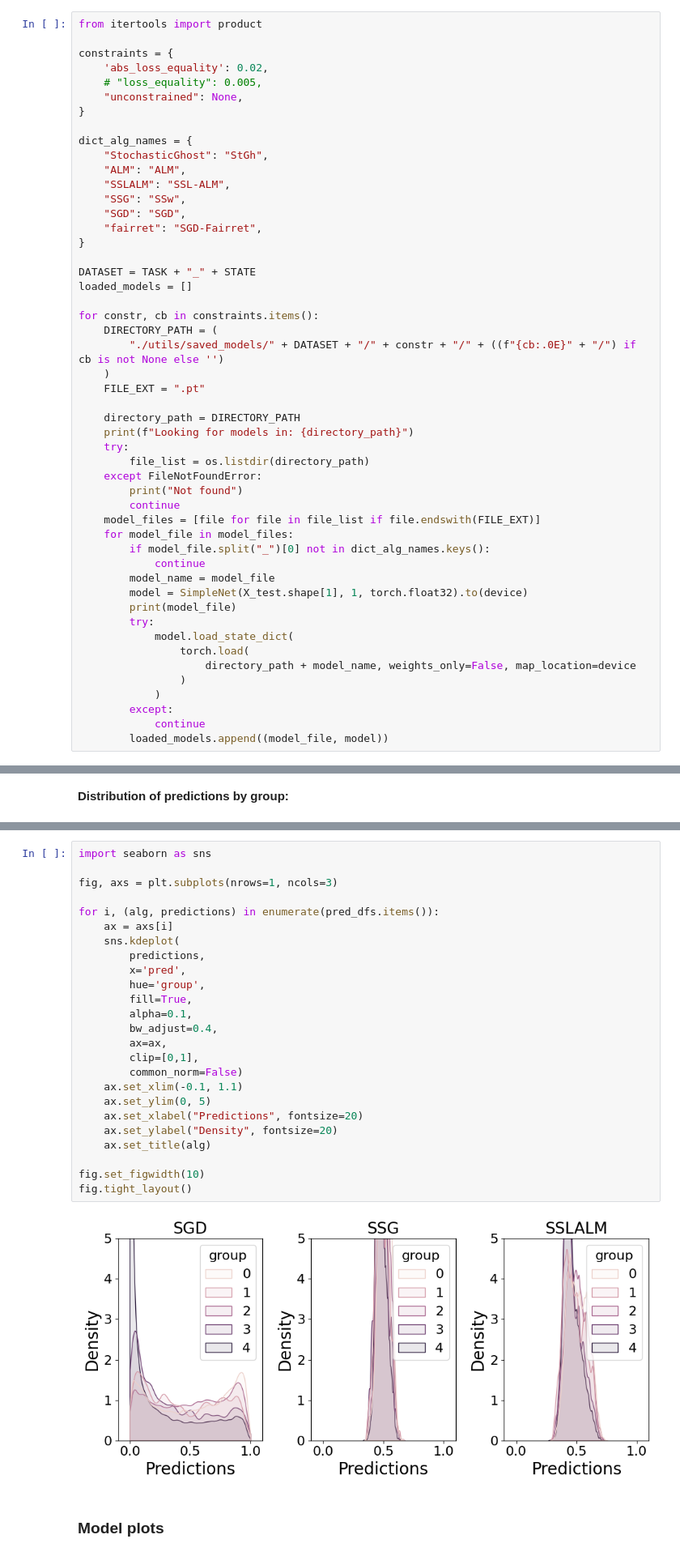
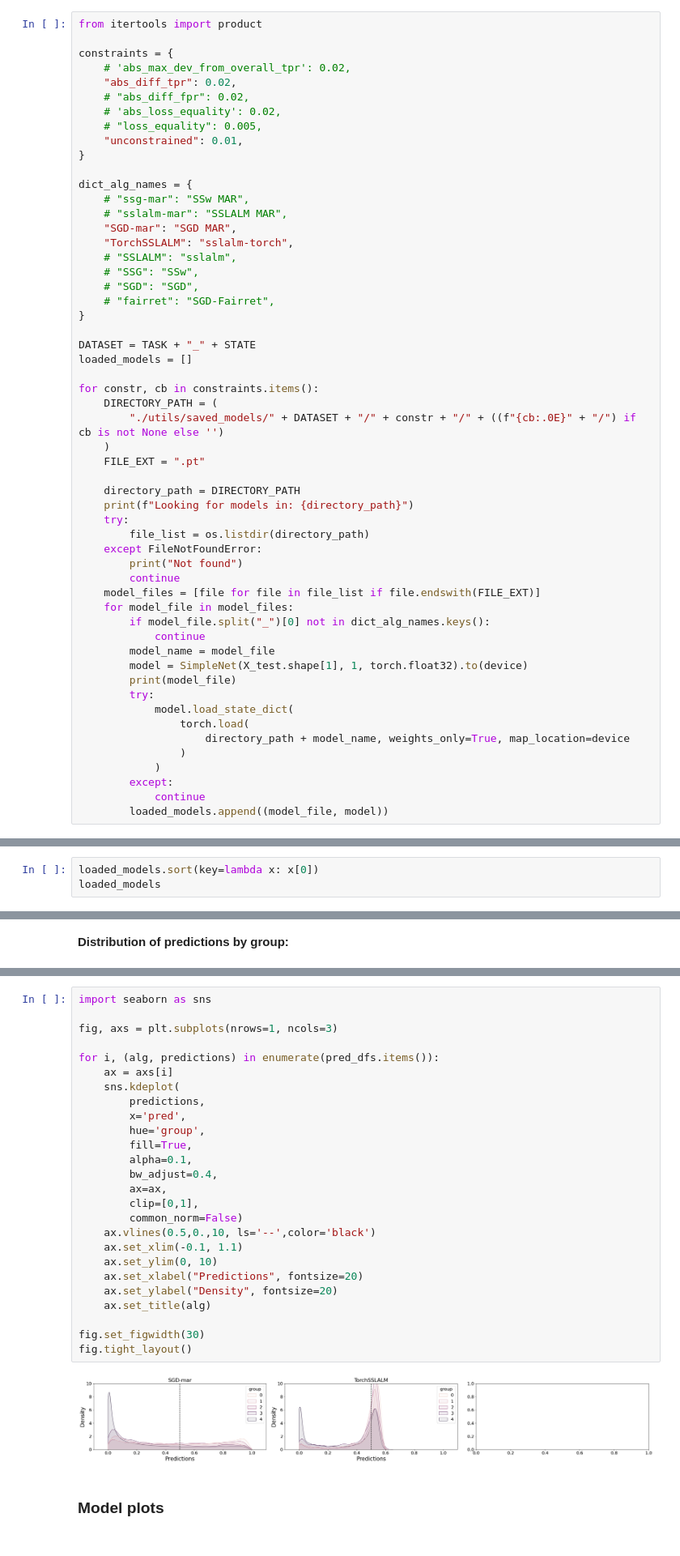
Before and after one commit to andrewklayk/humancompatible-train, a Jupyter notebook: experiments/model_plots.ipynb, the cells around one changed output, grey strips where cells are left out. Shown: that part at 81% size. Drawn from its saved outputs; the diff is of its cells as text.

```diff
--- a/experiments/model_plots.ipynb
+++ b/experiments/model_plots.ipynb
@@ -58,18 +75,23 @@ y_test_tensor = tensor(y_test, dtype=torch.float, device=device)
 from itertools import product
 
 constraints = {
-    'abs_loss_equality': 0.02,
+    # 'abs_max_dev_from_overall_tpr': 0.02,
+    "abs_diff_tpr": 0.02,
+    # "abs_diff_fpr": 0.02,
+    # 'abs_loss_equality': 0.02,
     # "loss_equality": 0.005,
-    "unconstrained": None,
+    "unconstrained": 0.01,
 }
 
 dict_alg_names = {
-    "StochasticGhost": "StGh",
-    "ALM": "ALM",
-    "SSLALM": "SSL-ALM",
-    "SSG": "SSw",
-    "SGD": "SGD",
-    "fairret": "SGD-Fairret",
+    # "ssg-mar": "SSw MAR",
+    # "sslalm-mar": "SSLALM MAR",
+    "SGD-mar": "SGD MAR",
+    "TorchSSLALM": "sslalm-torch",
+    # "SSLALM": "sslalm",
+    # "SSG": "SSw",
+    # "SGD": "SGD",
+    # "fairret": "SGD-Fairret",
 }
 
 DATASET = TASK + "_" + STATE
@@ -98,7 +120,7 @@ for constr, cb in constraints.items():
         try:
             model.load_state_dict(
                 torch.load(
-                    directory_path + model_name, weights_only=False, map_location=device
+                    directory_path + model_name, weights_only=True, map_location=device
                 )
             )
         except:
@@ -119,3 +144,6 @@ Not found
 from utils.stats import make_pairwise_constraint_stats_table, aggregate_model_stats_table, make_groupwise_stats_table
 # %% [markdown]
 **Train set**:
+# %%
+loaded_models.sort(key=lambda x: x[0])
+loaded_models
@@ -244,30 +338,31 @@ for alg, pred_dict in predictions_by_alg.items():
 # %%
 import seaborn as sns
 
 fig, axs = plt.subplots(nrows=1, ncols=3)
 
 for i, (alg, predictions) in enumerate(pred_dfs.items()):
     ax = axs[i]
     sns.kdeplot(
         predictions,
         x='pred',
         hue='group',
         fill=True,
         alpha=0.1,
         bw_adjust=0.4,
         ax=ax,
         clip=[0,1],
         common_norm=False)
+    ax.vlines(0.5,0.,10, ls='--',color='black')
     ax.set_xlim(-0.1, 1.1)
-    ax.set_ylim(0, 5)
+    ax.set_ylim(0, 10)
     ax.set_xlabel("Predictions", fontsize=20)
     ax.set_ylabel("Density", fontsize=20)
     ax.set_title(alg)
 
-fig.set_figwidth(10)
+fig.set_figwidth(30)
 fig.tight_layout()
 # %% [output]
-[figure, old version]
+[figure, new version]
 # %% [markdown]
 ### **Model plots**
 # %% [markdown]
```
Also changed, not shown: parts of 16 cells of this notebook, 16 other files.
